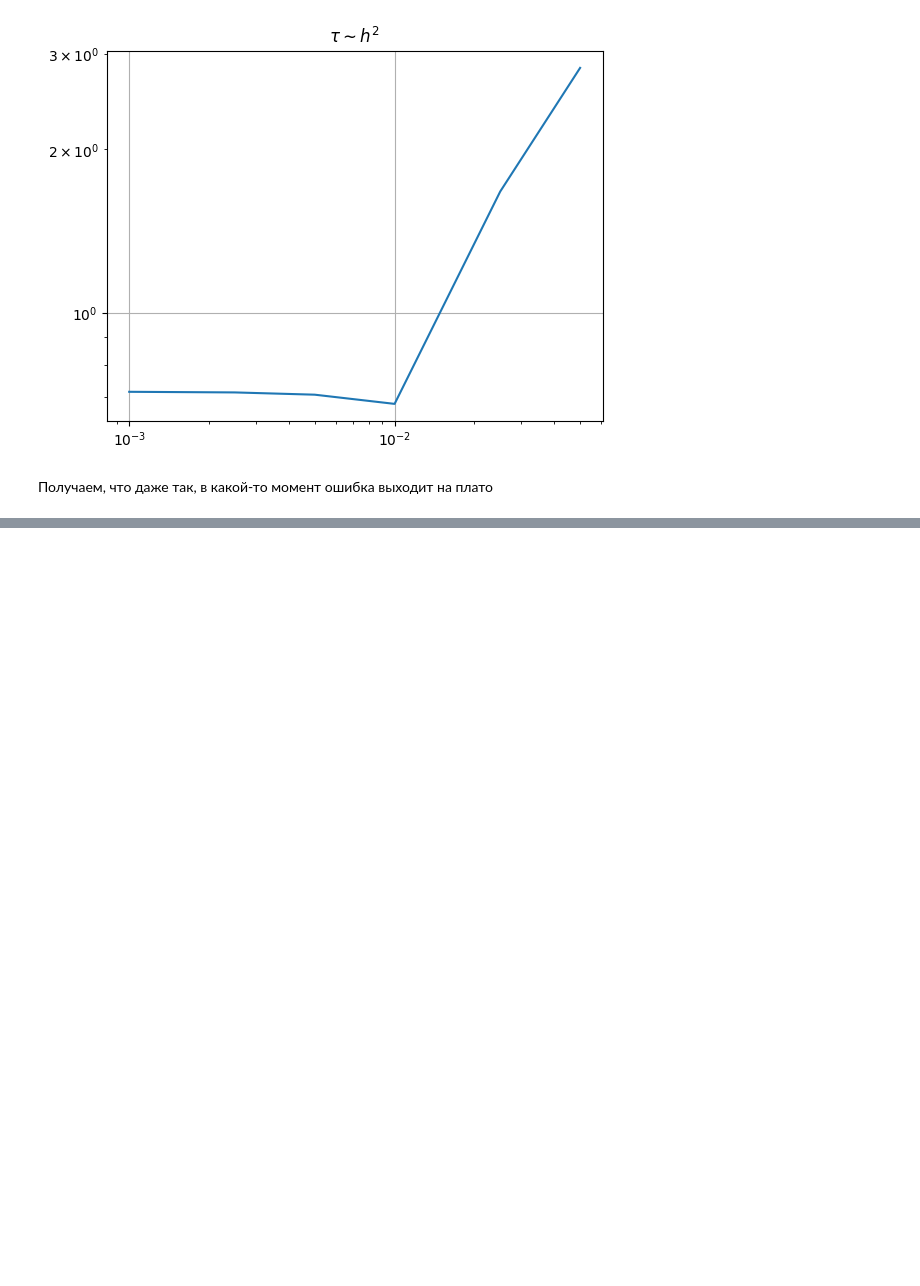
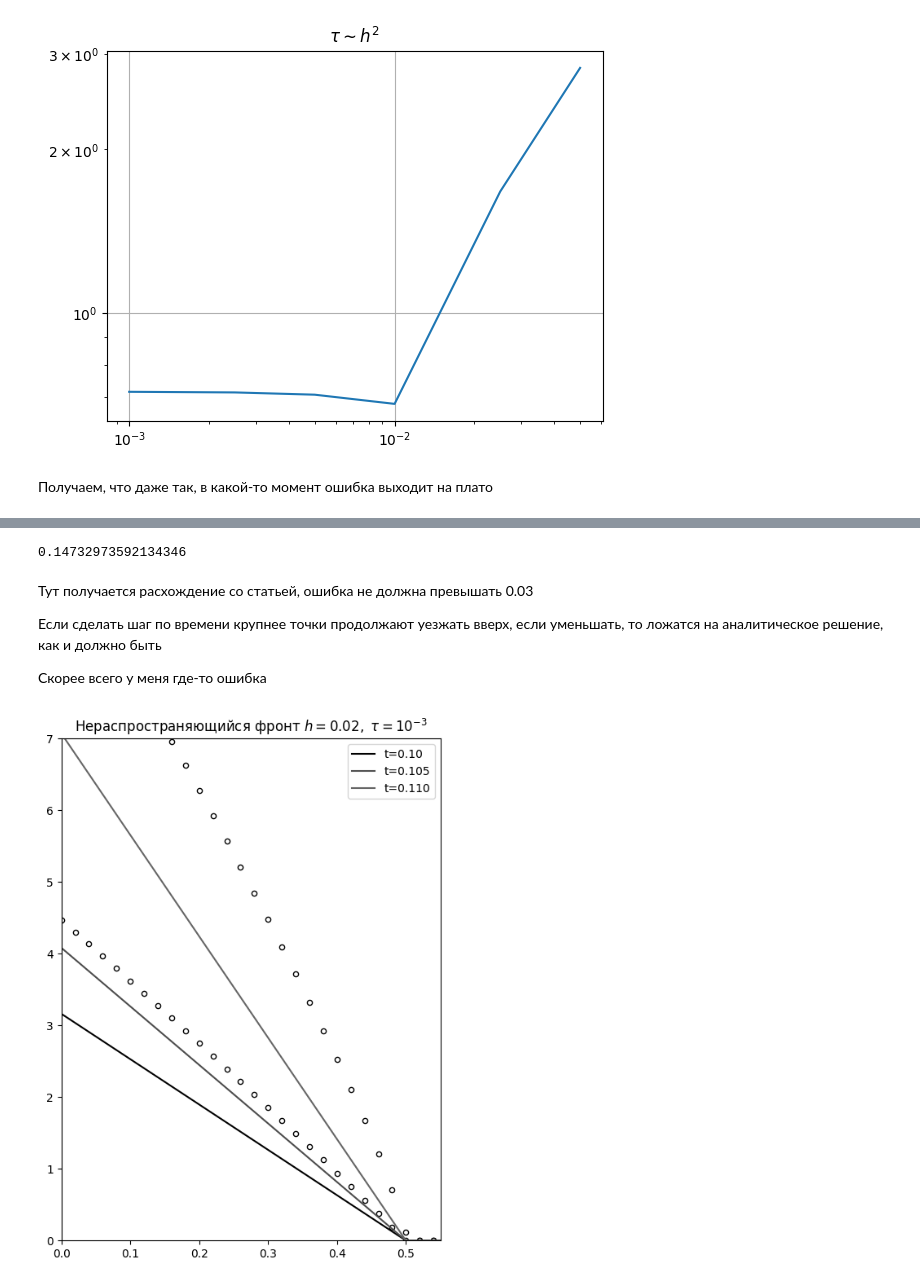
Before and after one commit to Xopppek/heat_equation, a Jupyter notebook: heat_equation.ipynb, the cells around one changed output, grey strips where cells are left out. Drawn from its saved outputs; the diff is of its cells as text; code cells hidden in the pictures; blank space fills up the shorter version.

```diff
--- a/heat_equation.ipynb
+++ b/heat_equation.ipynb
@@ -223,0 +289,28 @@ plt.show()
+# %%
+np.max(np.abs(u(x, 0.110) - solve_one_dim(u(x, t_0), h, tau, 0.110 - t_0, K, mu_l, mu_r)))
+# %% [output]
+0.14732973592134346
+# %% [markdown]
+Тут получается расхождение со статьей, ошибка не должна превышать 0.03
+
+Если сделать шаг по времени крупнее точки продолжают уезжать вверх, если уменьшать, то ложатся на аналитическое решение, как и должно быть
+
+Скорее всего у меня где-то ошибка
+# %%
+plt.figure(figsize=(6, 8))
+plt.plot(x, u(x, t_0), color='0', label='t=0.10')
+plt.plot(x, u(x, 0.105), color='0.3', label='t=0.105')
+plt.plot(x, u(x, 0.110), color='0.4', label='t=0.110')
+
+# Вычитаю t_0, потому что в решателе время отностиельное (относительно начала отсчета)
+plt.scatter(x, solve_one_dim(u(x, t_0), h, tau * 10, 0.105 - t_0, K, mu_l, mu_r), c='1', edgecolors='0', s=20)
+plt.scatter(x, solve_one_dim(u(x, t_0), h, tau * 10, 0.110 - t_0, K, mu_l, mu_r), c='1', edgecolors='0', s=20)
+
+plt.ylim(0, 7)
+plt.yticks(range(0, 8))
+plt.xlim(0, 0.55)
+plt.legend()
+plt.title("Нераспространяющийся фронт $h = 0.02, \\ \\tau = 10^{-3}$")
+plt.show()
+# %% [output]
+[figure, added]
```
Also changed, not shown: parts of 5 cells of this notebook.
